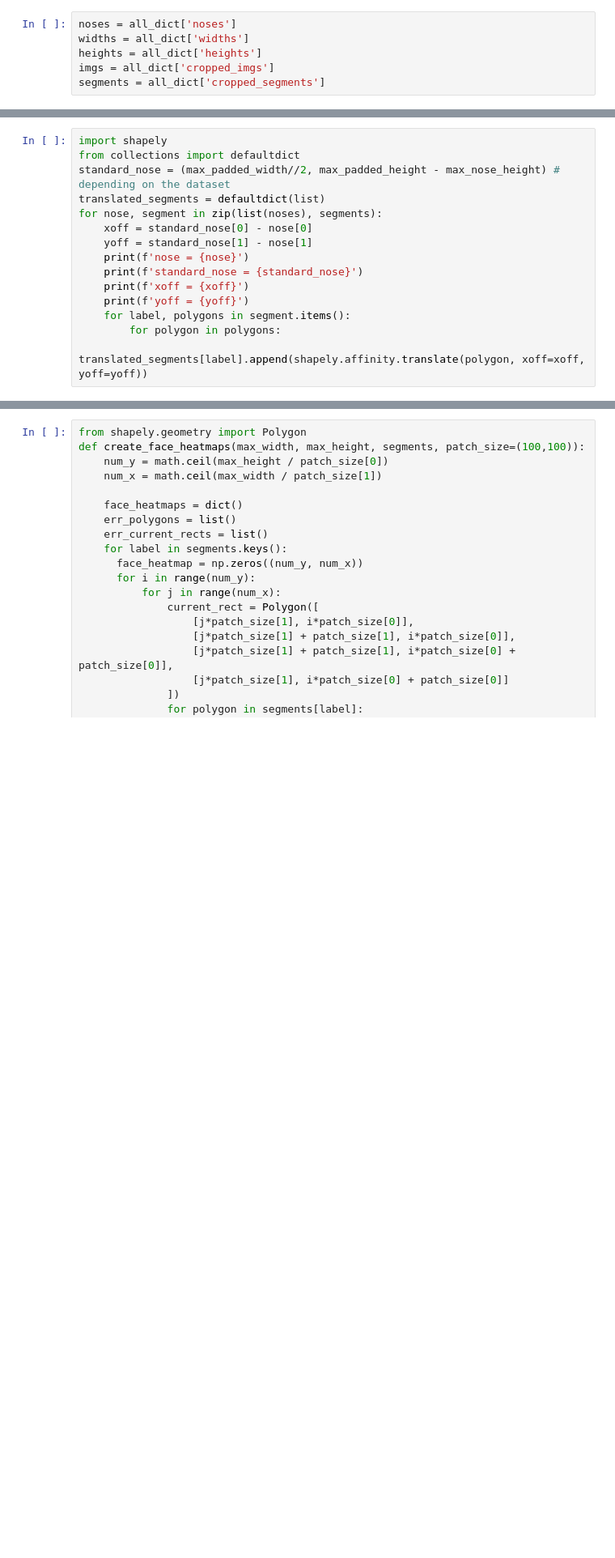
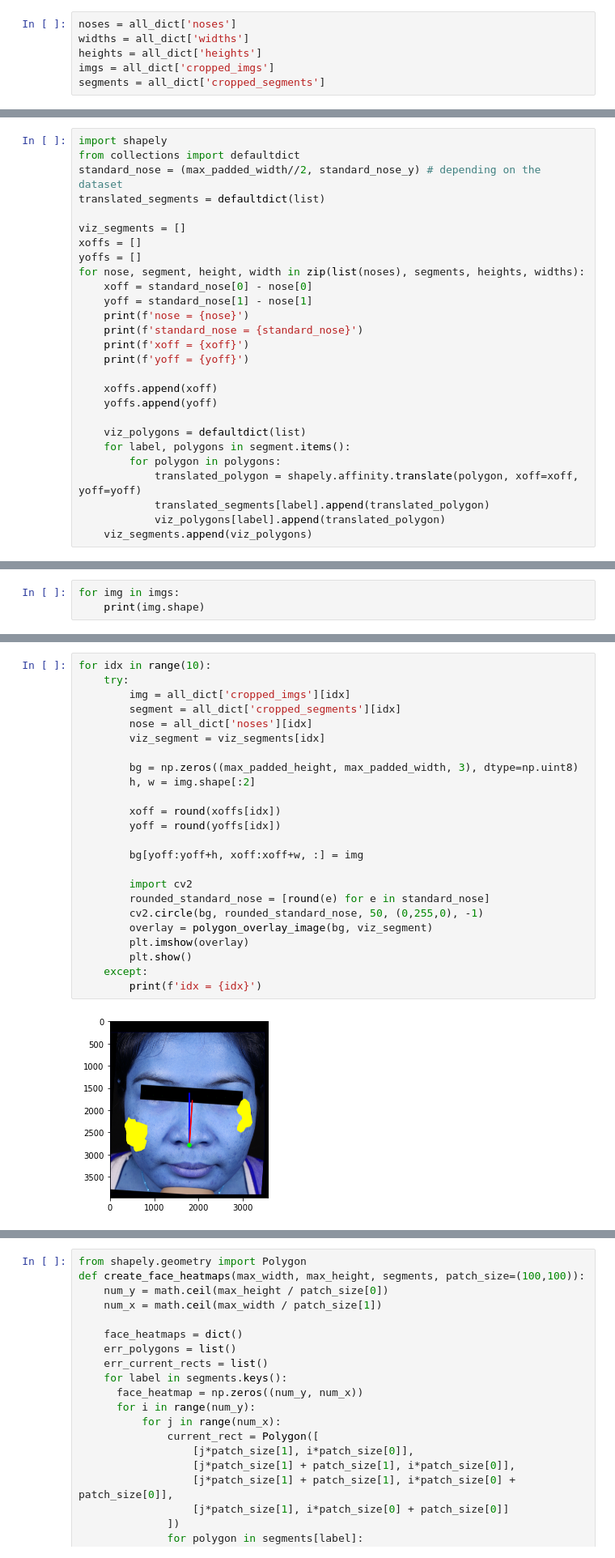
Before and after one commit to thanit456/face_analyzer, a Jupyter notebook: test_algo.ipynb, the cells around one changed output, grey strips where cells are left out. Shown at 81% size. Cells and saved outputs as stored; diff of their text form; blank space fills up the shorter version.

```diff
--- a/test_algo.ipynb
+++ b/test_algo.ipynb
@@ -62,16 +84,28 @@ print(max_padded_width, max_padded_height)
 # %%
 import shapely
 from collections import defaultdict
-standard_nose = (max_padded_width//2, max_padded_height - max_nose_height) # depending on the dataset
+standard_nose = (max_padded_width//2, standard_nose_y) # depending on the dataset
 translated_segments = defaultdict(list)
-for nose, segment in zip(list(noses), segments):
+
+viz_segments = []
+xoffs = []
+yoffs = []
+for nose, segment, height, width in zip(list(noses), segments, heights, widths):
     xoff = standard_nose[0] - nose[0]
     yoff = standard_nose[1] - nose[1]
     print(f'nose = {nose}')
     print(f'standard_nose = {standard_nose}')
     print(f'xoff = {xoff}')
     print(f'yoff = {yoff}')
+
+    xoffs.append(xoff)
+    yoffs.append(yoff)
+
+    viz_polygons = defaultdict(list)
     for label, polygons in segment.items():
         for polygon in polygons:
-            translated_segments[label].append(shapely.affinity.translate(polygon, xoff=xoff, yoff=yoff))
+            translated_polygon = shapely.affinity.translate(polygon, xoff=xoff, yoff=yoff)
+            translated_segments[label].append(translated_polygon)
+            viz_polygons[label].append(translated_polygon)
+    viz_segments.append(viz_polygons)
 # %% [output]
@@ -94,0 +133,3 @@ yoff = -310.79121881723404
+# %%
+for img in imgs:
+    print(img.shape)
@@ -94,0 +151,26 @@ yoff = -310.79121881723404
+# %%
+for idx in range(10):
+    try:
+        img = all_dict['cropped_imgs'][idx]
+        segment = all_dict['cropped_segments'][idx]
+        nose = all_dict['noses'][idx]
+        viz_segment = viz_segments[idx]
+
+        bg = np.zeros((max_padded_height, max_padded_width, 3), dtype=np.uint8)
+        h, w = img.shape[:2]
+
+        xoff = round(xoffs[idx])
+        yoff = round(yoffs[idx])
+
+        bg[yoff:yoff+h, xoff:xoff+w, :] = img
+
+        import cv2
+        rounded_standard_nose = [round(e) for e in standard_nose]
+        cv2.circle(bg, rounded_standard_nose, 50, (0,255,0), -1)
+        overlay = polygon_overlay_image(bg, viz_segment)
+        plt.imshow(overlay)
+        plt.show()
+    except:
+        print(f'idx = {idx}')
+# %% [output]
+[figure, added]
```
Also changed, not shown: parts of 16 cells of this notebook, 3 other files.
